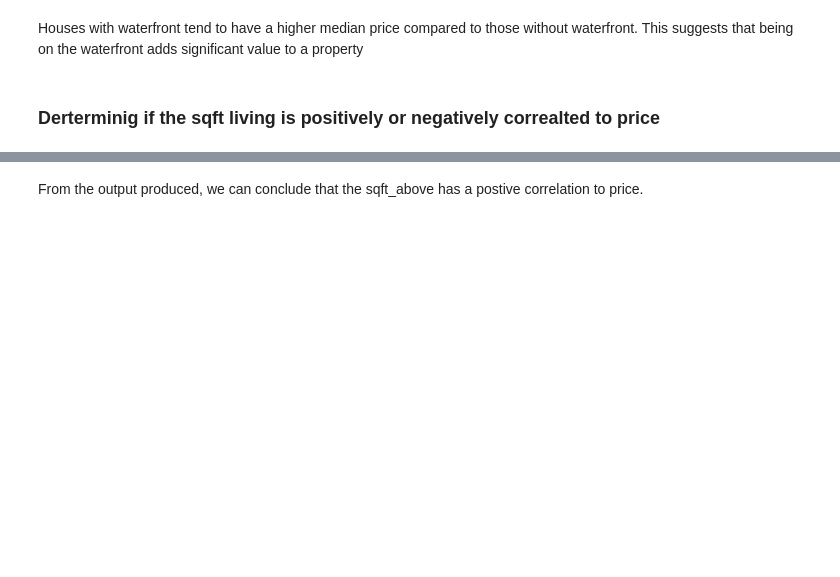
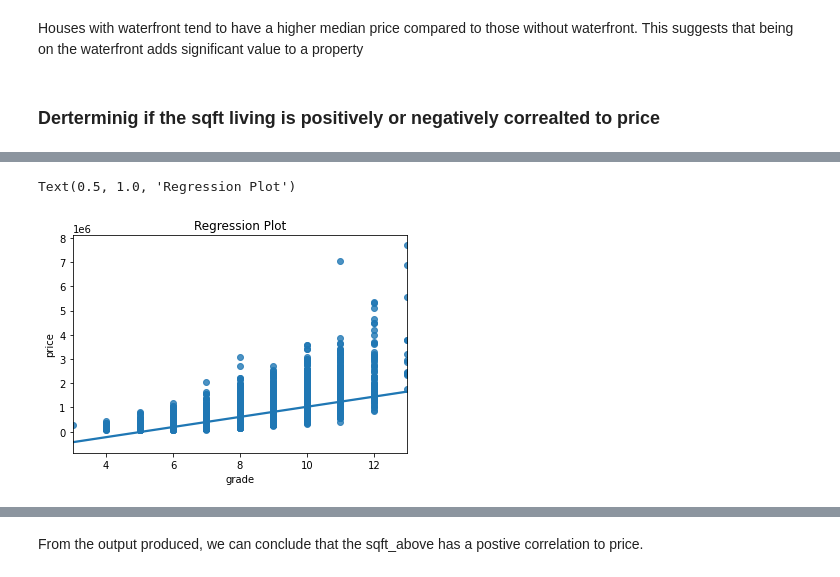
Before and after one commit to bourzat/group-2-phase-2-project, a Jupyter notebook: notebooks/kitasi.ipynb, the cells around one changed output, grey strips where cells are left out. Saved outputs shown, nothing was run; the diff lists cells and outputs as text; code cells hidden in the pictures; blank space fills up the shorter version.

```diff
--- a/notebooks/kitasi.ipynb
+++ b/notebooks/kitasi.ipynb
@@ -401,3 +403,9 @@ Houses with waterfront tend to have a higher median price compared to those with
+# %%
+sns.regplot(df['grade'], df['price'])
+plt.title("Regression Plot")
+# %% [output]
+Text(0.5, 1.0, 'Regression Plot')
+[figure, added]
 # %%
 sns.regplot(df['sqft_above'], df['price'])
 plt.title("Regression Plot")
```
Also changed, not shown: parts of 17 cells of this notebook.
